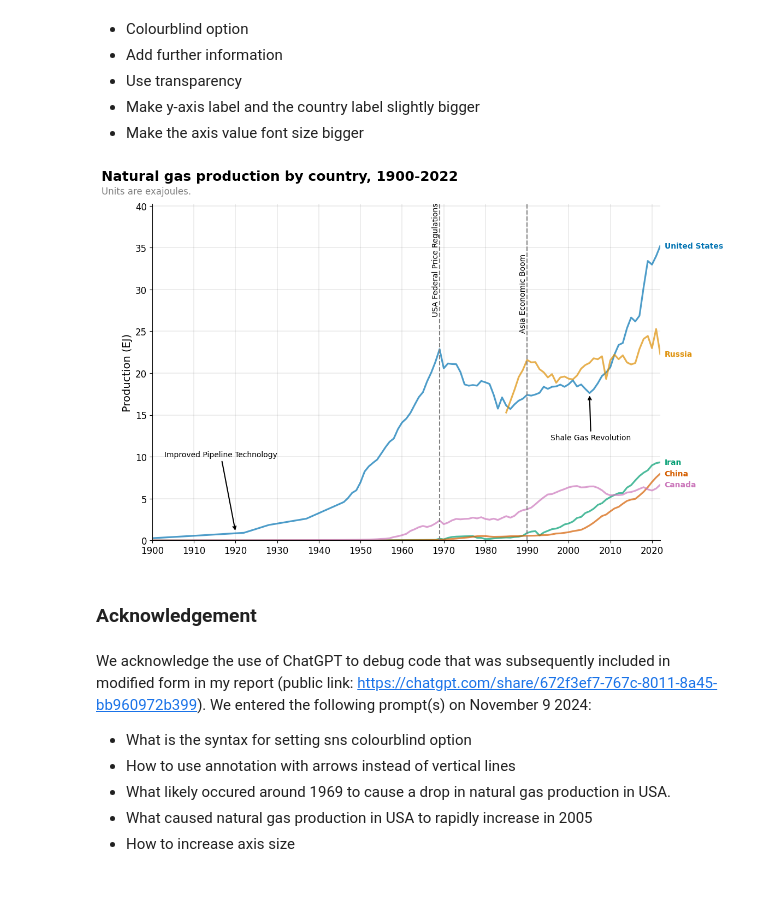
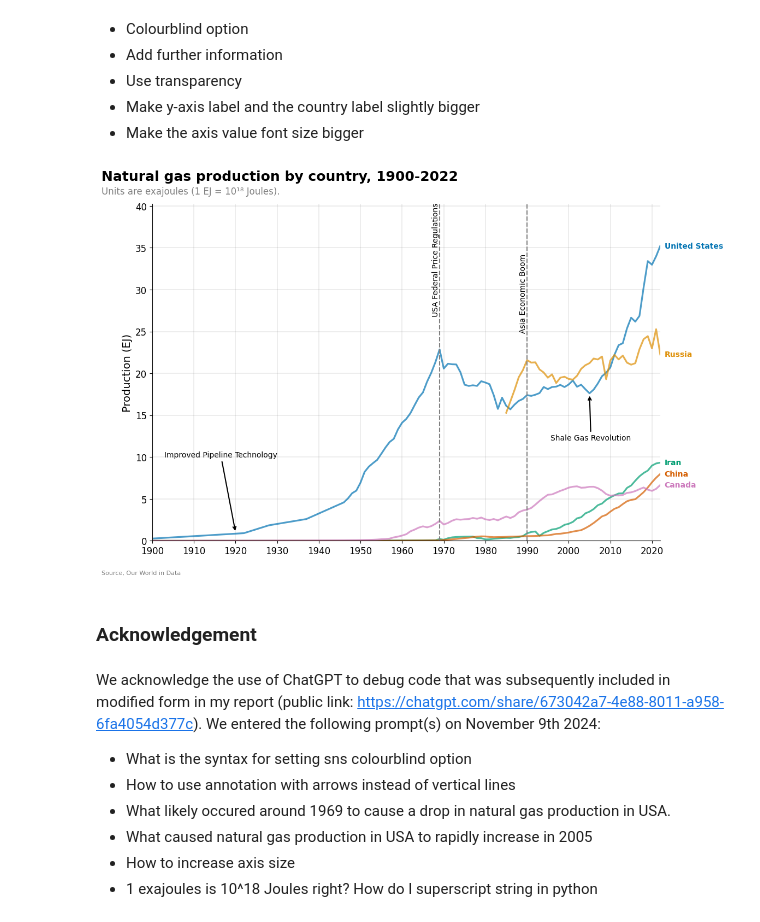
Before and after one commit to chanopsethiwan/NaturalGasVisualisation, a Jupyter notebook: src/data_analysis.ipynb, the cells around one changed output. Cells and saved outputs as stored; diff of their text form; code cells hidden in the pictures; blank space fills up the shorter version.

```diff
--- a/src/data_analysis.ipynb
+++ b/src/data_analysis.ipynb
@@ -195,8 +195,8 @@ plt.grid(True, axis='both', color='grey', linestyle='-', linewidth=0.2)
 
 # Titles and sources
 plt.text(x=-0.1, y=1.07, s="Natural gas production by country, 1900-2022", fontsize=18, ha="left", weight="bold", transform=plt.gca().transAxes)
-plt.text(x=-0.1, y=1.03, s="Units are exajoules.", fontsize=12, ha="left", color="gray", transform=plt.gca().transAxes)
-# plt.text(x=-0.1, y=-0.1, s="Source, Our World in Data", fontsize=8, ha="left", color="gray", transform=plt.gca().transAxes)
+plt.text(x=-0.1, y=1.03, s="Units are exajoules (1 EJ = 10\u00B9\u2078 Joules).", fontsize=12, ha="left", color="gray", transform=plt.gca().transAxes)
+plt.text(x=-0.1, y=-0.1, s="Source, Our World in Data", fontsize=8, ha="left", color="gray", transform=plt.gca().transAxes)
 # plt.text(x=1.015, y=-0.1, s="visualizing", fontsize=15, ha="right", color="steelblue", transform=plt.gca().transAxes)
 # plt.text(x=1.1, y=-0.1, s="Energy", fontsize=15, ha="right", color="steelblue", weight="bold", transform=plt.gca().transAxes)
 
@@ -225,40 +225,41 @@ plt.text(x=price_control_year, y=27, s="USA Federal Price Regulations", fontsize
 ax.annotate(
     "Improved Pipeline Technology",
     xy=(1920, 1),  # Pointing to the blue line at around year 1920
     xytext=(1930, 10),  # Position of the text label
     fontsize=10,
     ha="right",
     arrowprops=dict(arrowstyle="->", color="black", lw=1.5)
 )
 
 ax.annotate(
     "Shale Gas Revolution",
     xy=(2005, 17.5),  # Pointing to the blue line at around year 1920
     xytext=(2015, 12),  # Position of the text label
     fontsize=10,
     ha="right",
     arrowprops=dict(arrowstyle="->", color="black", lw=1.5)
 )
 
 # Adding the Asia Economic Boom line
 plt.axvline(1990, color="gray", linestyle='--')
 plt.text(x=1990, y=25, s="Asia Economic Boom", fontsize=10, ha="right", color="black", rotation="vertical")
 
 # Set x and y limits
 plt.xlim(1900, df_pivot['year'].max())
 plt.ylim(0, df_pivot['Production (EJ)'].max() + 5)
 ax.set_xlabel('')
 
 # Show the plot
 plt.show()
 # %% [output]
-[figure, old version]
+[figure, new version]
 # %% [markdown]
 ### Acknowledgement
 # %% [markdown]
-We acknowledge the use of ChatGPT to debug code that was subsequently included in modified form in my report (public link: https://chatgpt.com/share/672f3ef7-767c-8011-8a45-bb960972b399). We entered the following prompt(s) on November 9 2024:
+We acknowledge the use of ChatGPT to debug code that was subsequently included in modified form in my report (public link: https://chatgpt.com/share/673042a7-4e88-8011-a958-6fa4054d377c). We entered the following prompt(s) on November 9th 2024:
 * What is the syntax for setting sns colourblind option
 * How to use annotation with arrows instead of vertical lines
 * What likely occured around 1969 to cause a drop in natural gas production in USA.
 * What caused natural gas production in USA to rapidly increase in 2005
 * How to increase axis size
+* 1 exajoules is 10^18 Joules right? How do I superscript string in python
```
